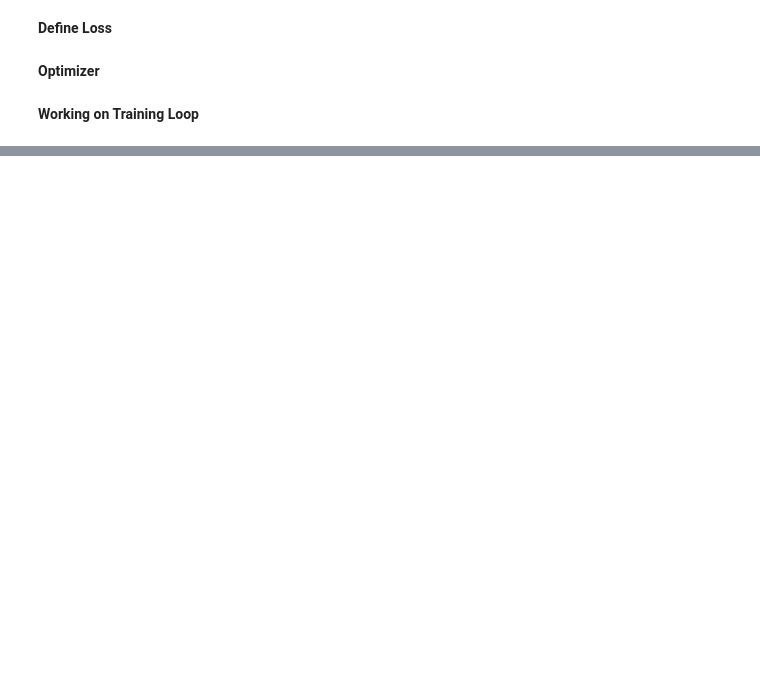
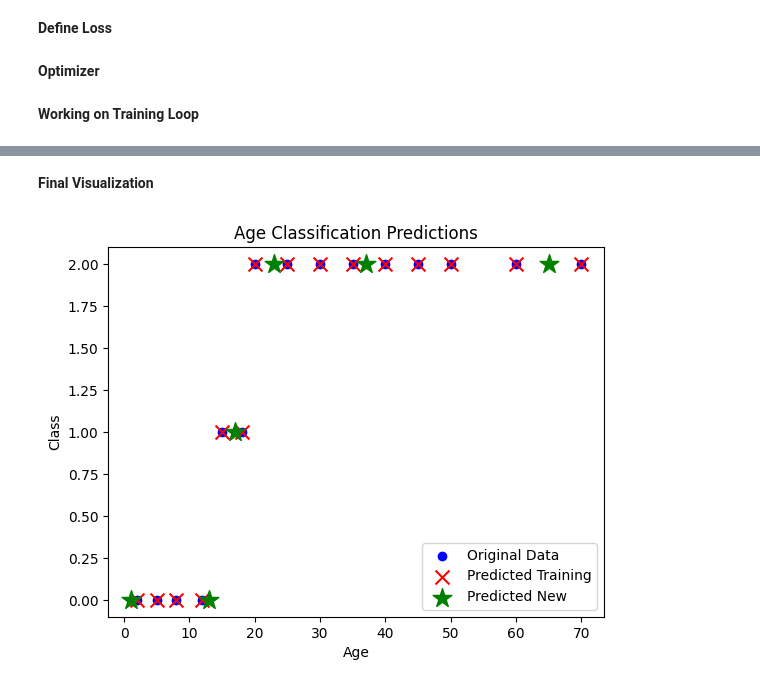
Before and after one commit to pythonwithzeeshan/learn-lessons, a Jupyter notebook: Classification.ipynb, the cells around one changed output, grey strips where cells are left out. Saved outputs shown, nothing was run; the diff lists cells and outputs as text; code cells hidden in the pictures; blank space fills up the shorter version.

```diff
--- a/Classification.ipynb
+++ b/Classification.ipynb
@@ -70,0 +193,13 @@ optimizer = optim.Adam(model.parameters(), lr=0.01)
+# %% [markdown]
+**Final Visualization**
+# %%
+plt.scatter(X_tensor.numpy(), y_tensor.numpy(), color='blue', label='Original Data')
+plt.scatter(X_tensor.numpy(), predicted_train.numpy(), color='red', marker='x', s=100, label='Predicted Training')
+plt.scatter(new_tensor.numpy(), predicted_new.numpy(), color='green', marker='*', s=200, label='Predicted New')
+plt.xlabel("Age")
+plt.ylabel("Class")
+plt.title("Age Classification Predictions")
+plt.legend()
+plt.show()
+# %% [output]
+[figure, added]
```
Also changed, not shown: parts of 18 cells of this notebook.
